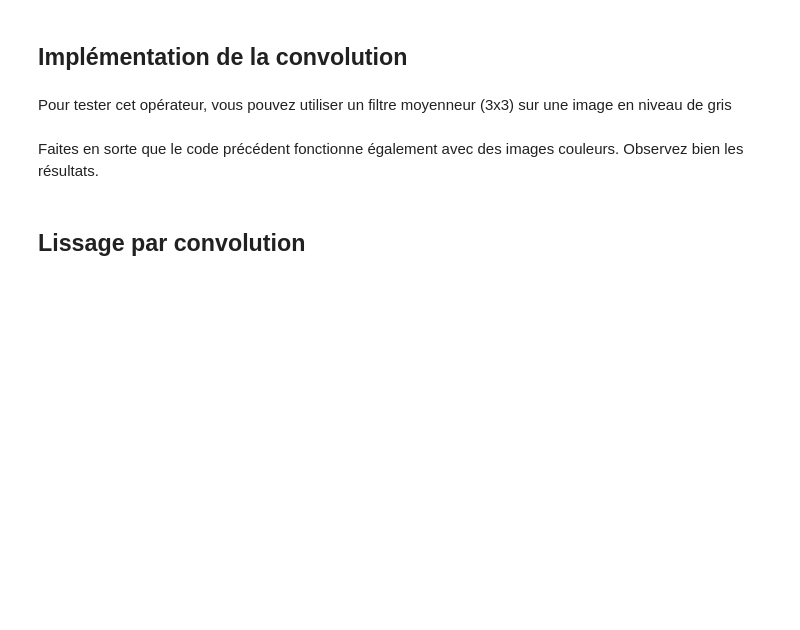
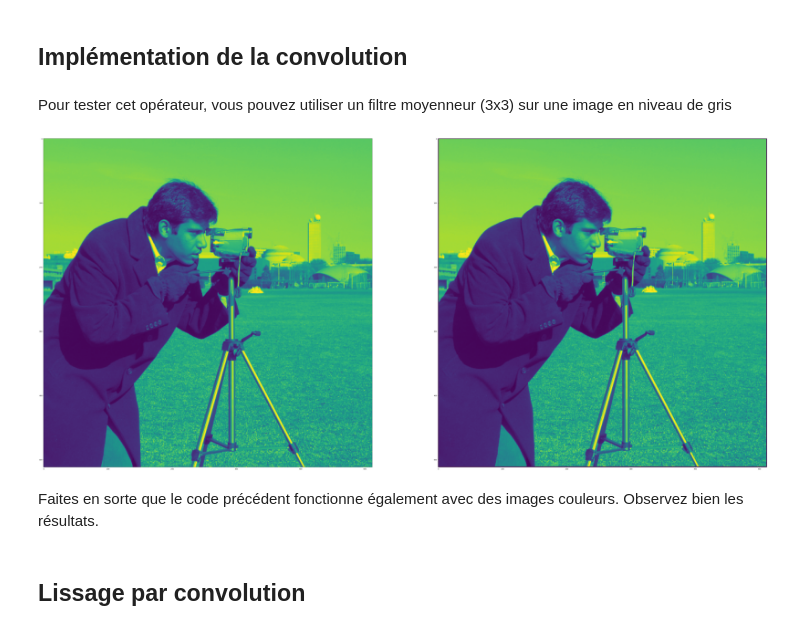
Before and after one commit to Tsukoyachi/CS-Semester-5-6, a Jupyter notebook: TD/S6/Données Numériques/TD6/TPconv.ipynb, the cells around one changed output. Cells and saved outputs as stored; diff of their text form; code cells hidden in the pictures; blank space fills up the shorter version.

```diff
--- a/TD/S6/Données Numériques/TD6/TPconv.ipynb
+++ b/TD/S6/Données Numériques/TD6/TPconv.ipynb
@@ -40,9 +40,10 @@ def maConvolution(img, k):
     res = np.zeros(shape=img.shape, dtype=np.float64)
     for i in range(d, h-d):
         for j in range(d, w-d):
+            somme = 0.0
             for u in range(dimK):
                 for v in range(dimK):
-                    res[i][j] = k[u-d][v-d] * img[i-d+u][j-d+v]
+                    somme += k[u-d][v-d] * img[i-d+u][j-d+v]
     return res
 # %% [markdown]
 Pour tester cet opérateur, vous pouvez utiliser un filtre moyenneur (3x3) sur une image en niveau de gris
@@ -53,3 +50,16 @@ kernel = np.ones((3,3))/9
+# %%
+grayImage = data.camera()
+kernel = np.ones((3,3))/9
+newGrayImage = maConvolution(grayImage,kernel)
+
+fig =plt.figure(figsize=(80,40))
+ax = fig.add_subplot(1, 2, 1)
+plt.imshow(grayImage)
+ax = fig.add_subplot(1, 2, 2)
+plt.imshow(newGrayImage)
+plt.show()
+# %% [output]
+[figure, added]
 # %% [markdown]
 Faites en sorte que le code précédent fonctionne également avec des images couleurs. Observez bien les résultats.
 # %%
```
Also changed, not shown: parts of 1 cell of this notebook.
